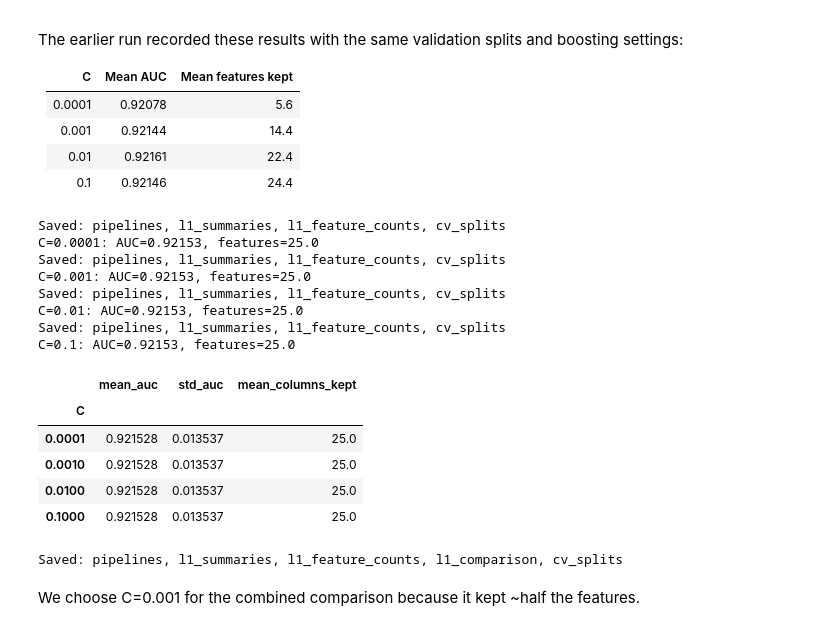
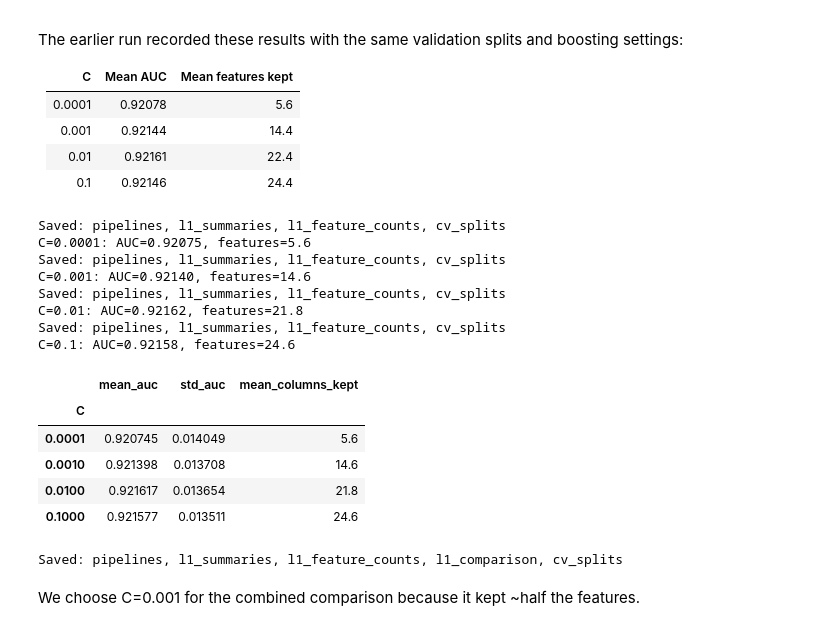
Before and after one commit to alimuratov/ml7101-expresso_churn_prediction, a Jupyter notebook: Starter/StarterNotebook copy^2.ipynb, the cells around one changed output. Cells and saved outputs as stored; diff of their text form; code cells hidden in the pictures.

```diff
--- a/Starter/StarterNotebook copy^2.ipynb
+++ b/Starter/StarterNotebook copy^2.ipynb
@@ -1069,6 +1069,7 @@ Feature selection is fitted only on each fold's training rows.
 
 Since the number of features chosen by L1 logistic regression (those whose coefficient magnitudes exceed our threshold, 0.00001) depends on the regularization strength, we first need to choose a value of C that selects roughly the same number of features as the other methods, which in our case is half.
 # %%
+import sklearn
 from sklearn.base import clone
 from sklearn.feature_selection import (
     RFE, SelectPercentile, f_classif, SelectFromModel,
@@ -1076,6 +1077,11 @@ from sklearn.feature_selection import (
 from sklearn.linear_model import LogisticRegression
 from sklearn.tree import DecisionTreeClassifier
 from sklearn.ensemble import HistGradientBoostingClassifier
+
+# FIX: l1_ratio=1 only means "L1" on sklearn >= 1.8. Older versions silently ignore it and
+# fall back to L2, so no features were ever removed. Use the spelling that matches the version.
+sk_version = tuple(int(p) for p in sklearn.__version__.split(".")[:2])
+l1_kwargs = {"l1_ratio": 1} if sk_version >= (1, 8) else {"penalty": "l1"}
 
 selectors = {
     "All columns": "passthrough",
@@ -1102,10 +1108,10 @@ selectors = {
     "L1": SelectFromModel(
         LogisticRegression(
             solver="liblinear",
-            l1_ratio=1,  # L1 penalty
             C=0.001,  # the comparison below explains this choice.
             max_iter=2000,
             random_state=42,
+            **l1_kwargs,  # L1 penalty (spelled differently before / after sklearn 1.8)
         ),
         threshold=1e-5,
     ),
@@ -1139,41 +1145,46 @@ l1_pipelines = {
 l1_summaries = globals().get("l1_summaries", {})
 l1_feature_counts = globals().get("l1_feature_counts", {})
 
 for C, pipeline in l1_pipelines.items():
     if C not in l1_summaries or C not in l1_feature_counts:
         summary, counts = helpers.evaluate_pipeline(
             pipeline, train_X, train_y, cv_splits
         )
         l1_summaries[C] = summary
         l1_feature_counts[C] = counts
         save_results()
     summary = l1_summaries[C]
     print(
         f"C={C}: AUC={summary['mean_auc']:.5f}, "
         f"features={summary['mean_columns_kept']:.1f}"
     )
 
 l1_comparison = pd.DataFrame.from_dict(
     {C: l1_summaries[C] for C in l1_pipelines}, orient="index"
 )
 l1_comparison.index.name = "C"
 display(l1_comparison[["mean_auc", "std_auc", "mean_columns_kept"]])
 save_results()
+
+# Sanity check: with a working L1 penalty, a stronger penalty (smaller C) must keep fewer columns.
+if l1_comparison["mean_columns_kept"].nunique() == 1:
+    print("WARNING: L1 kept the same number of columns for every C, so the L1 penalty "
+          "is probably not being applied. Check the sklearn version and the selector in the cell above.")
 # %% [output]
 Saved: pipelines, l1_summaries, l1_feature_counts, cv_splits
-C=0.0001: AUC=0.92153, features=25.0
+C=0.0001: AUC=0.92075, features=5.6
 Saved: pipelines, l1_summaries, l1_feature_counts, cv_splits
-C=0.001: AUC=0.92153, features=25.0
+C=0.001: AUC=0.92140, features=14.6
 Saved: pipelines, l1_summaries, l1_feature_counts, cv_splits
-C=0.01: AUC=0.92153, features=25.0
+C=0.01: AUC=0.92162, features=21.8
 Saved: pipelines, l1_summaries, l1_feature_counts, cv_splits
-C=0.1: AUC=0.92153, features=25.0
+C=0.1: AUC=0.92158, features=24.6
 |  | mean_auc | std_auc | mean_columns_kept |
 | C |  |  |  |
-| 0.0001 | 0.921528 | 0.013537 | 25.0 |
-| 0.0010 | 0.921528 | 0.013537 | 25.0 |
-| 0.0100 | 0.921528 | 0.013537 | 25.0 |
-| 0.1000 | 0.921528 | 0.013537 | 25.0 |
+| 0.0001 | 0.920745 | 0.014049 | 5.6 |
+| 0.0010 | 0.921398 | 0.013708 | 14.6 |
+| 0.0100 | 0.921617 | 0.013654 | 21.8 |
+| 0.1000 | 0.921577 | 0.013511 | 24.6 |
 Saved: pipelines, l1_summaries, l1_feature_counts, l1_comparison, cv_splits
 # %% [markdown]
 We choose C=0.001 for the combined comparison because it kept ~half the features.
```
Also changed, not shown: parts of 11 cells of this notebook.
